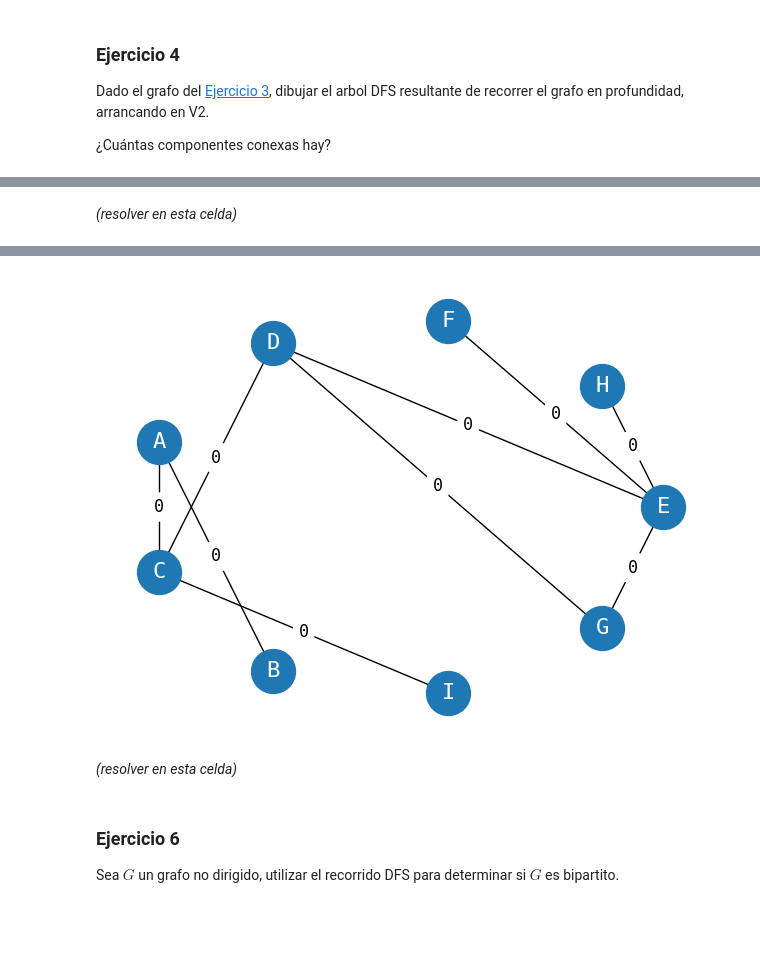
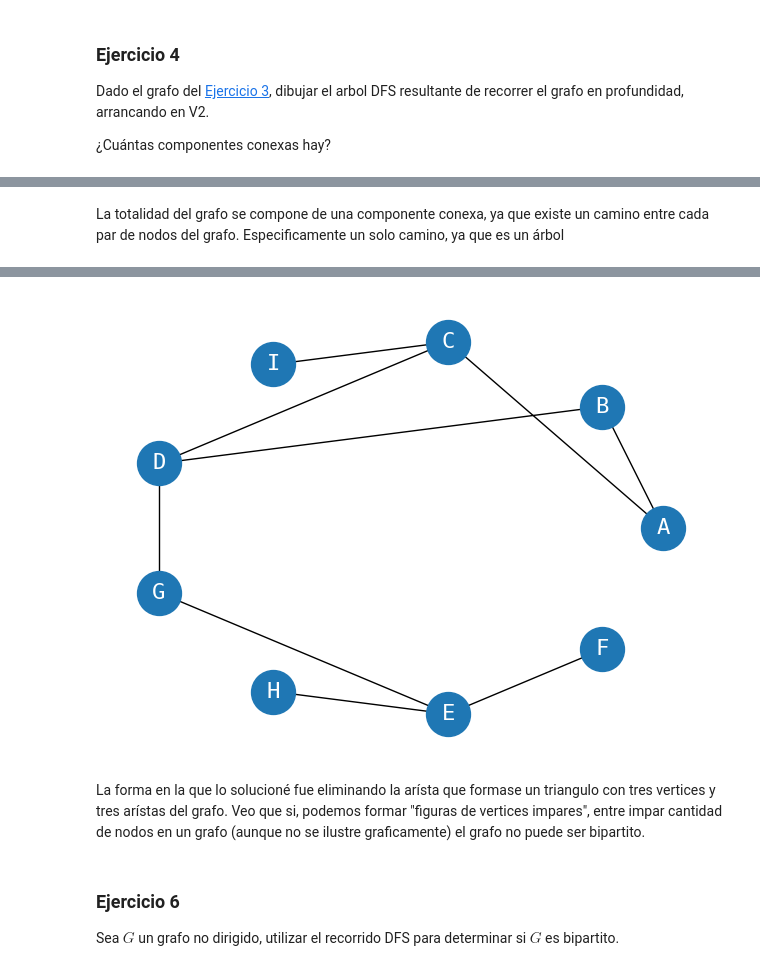
Before and after one commit to Nacho1810/eed-untref--Ignacio-Lobo, a Jupyter notebook: guia6/Guia 6.ipynb, the cells around one changed output, grey strips where cells are left out. Saved outputs shown, nothing was run; the diff lists cells and outputs as text; code cells hidden in the pictures; blank space fills up the shorter version.

```diff
--- a/guia6/Guia 6.ipynb
+++ b/guia6/Guia 6.ipynb
@@ -119,5 +126,5 @@ G.draw()
 # %% [markdown]
-_(resolver en esta celda)_
+La totalidad del grafo se compone de una componente conexa, ya que existe un camino entre cada par de nodos del grafo. Especificamente un solo camino, ya que es un árbol
 # %% [markdown]
 ### Ejercicio 5
 
@@ -127,24 +134,27 @@ Dado el siguiente grafo no dirigido, eliminar las aristas que sean necesarias ta
 # %%
 from edd.grafo import Grafo
 
 G = Grafo()
-G.agregar_arista("C", "I", 0)
-G.agregar_arista("C", "A", 0)
-G.agregar_arista("A", "B", 0)
-G.agregar_arista("C", "D", 0)
-G.agregar_arista("D", "E", 0)
-G.agregar_arista("D", "G", 0)
-G.agregar_arista("G", "E", 0)
-G.agregar_arista("E", "H", 0)
-G.agregar_arista("E", "F", 0)
+G.agregar_arista("C", "I")
+G.agregar_arista("C", "A")
+G.agregar_arista("A", "B")
+G.agregar_arista("C", "D")
+G.agregar_arista("B", "D")
 
-# eliminamos arista GD o ED O EG
+# G.agregar_arista("D", "E")
+G.agregar_arista("D", "G")
+G.agregar_arista("G", "E")
+
+G.agregar_arista("E", "H")
+G.agregar_arista("E", "F")
+
+# debemor eliminar la arista GD, ED O EG
 
 G.draw()
 # %% [output]
-[figure, old version]
+[figure, new version]
 # %% [markdown]
-_(resolver en esta celda)_
+La forma en la que lo solucioné fue eliminando la arísta que formase un triangulo con tres vertices y tres arístas del grafo. Veo que si, podemos formar "figuras de vertices impares", entre impar cantidad de nodos en un grafo (aunque no se ilustre graficamente) el grafo no puede ser bipartito.
 # %% [markdown]
 ### Ejercicio 6
 
```
Also changed, not shown: parts of 4 cells of this notebook, 2 other files.
